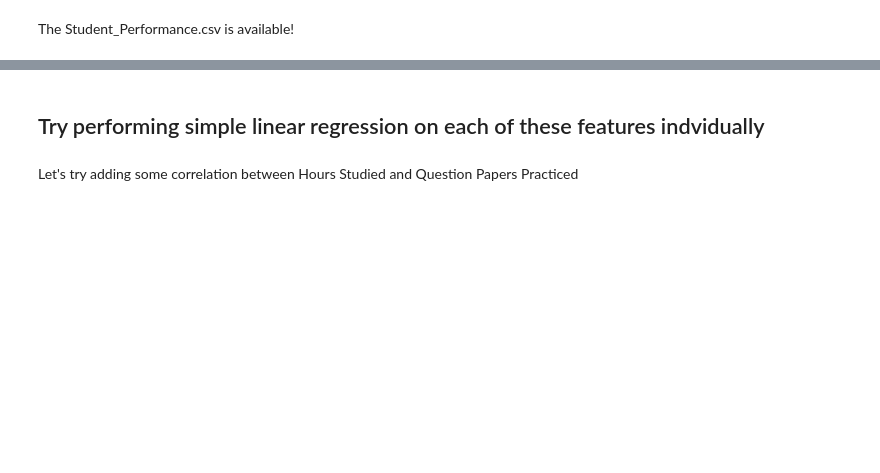
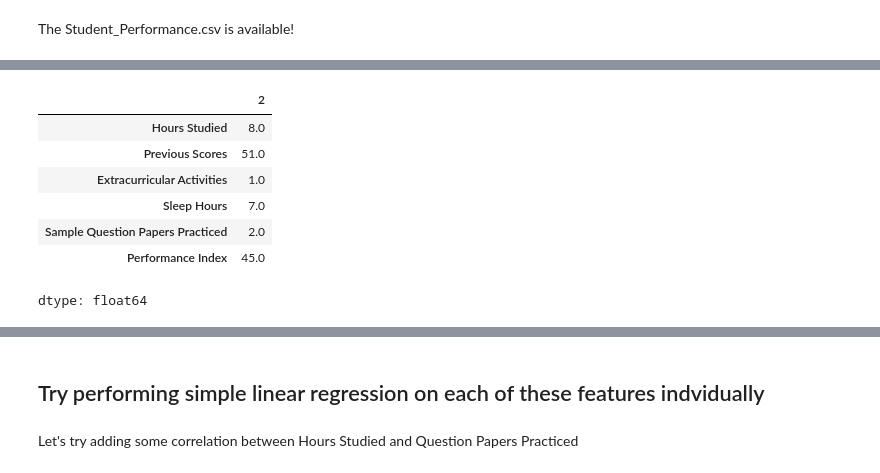
Before and after one commit to michelleabraham-git/Stats_minor, a Jupyter notebook: Copy_of_CSSL_05_linear_regression.ipynb, the cells around one changed output, grey strips where cells are left out. Saved outputs shown, nothing was run; the diff lists cells and outputs as text; code cells hidden in the pictures; blank space fills up the shorter version.

```diff
--- a/Copy_of_CSSL_05_linear_regression.ipynb
+++ b/Copy_of_CSSL_05_linear_regression.ipynb
@@ -49,0 +116,11 @@ X.sample(5)
+# %%
+data.iloc[2] #When you use data.iloc[2], it retrieves the row at index position 2 (which is the third row, as indexing starts from 0) from your DataFrame
+# %% [output]
+|  | 2 |
+| Hours Studied | 8.0 |
+| Previous Scores | 51.0 |
+| Extracurricular Activities | 1.0 |
+| Sleep Hours | 7.0 |
+| Sample Question Papers Practiced | 2.0 |
+| Performance Index | 45.0 |
+dtype: float64
```
Also changed, not shown: parts of 25 cells of this notebook.
